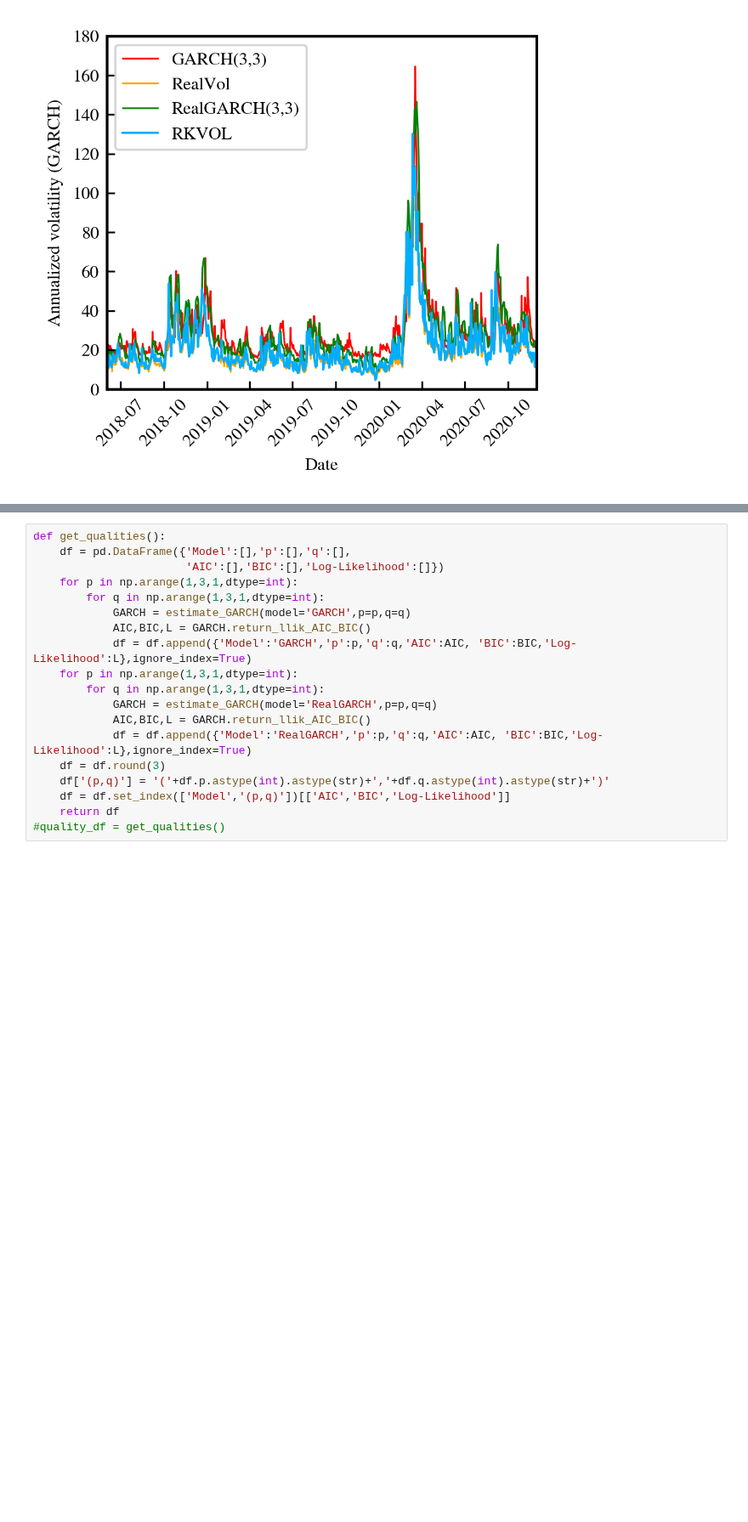
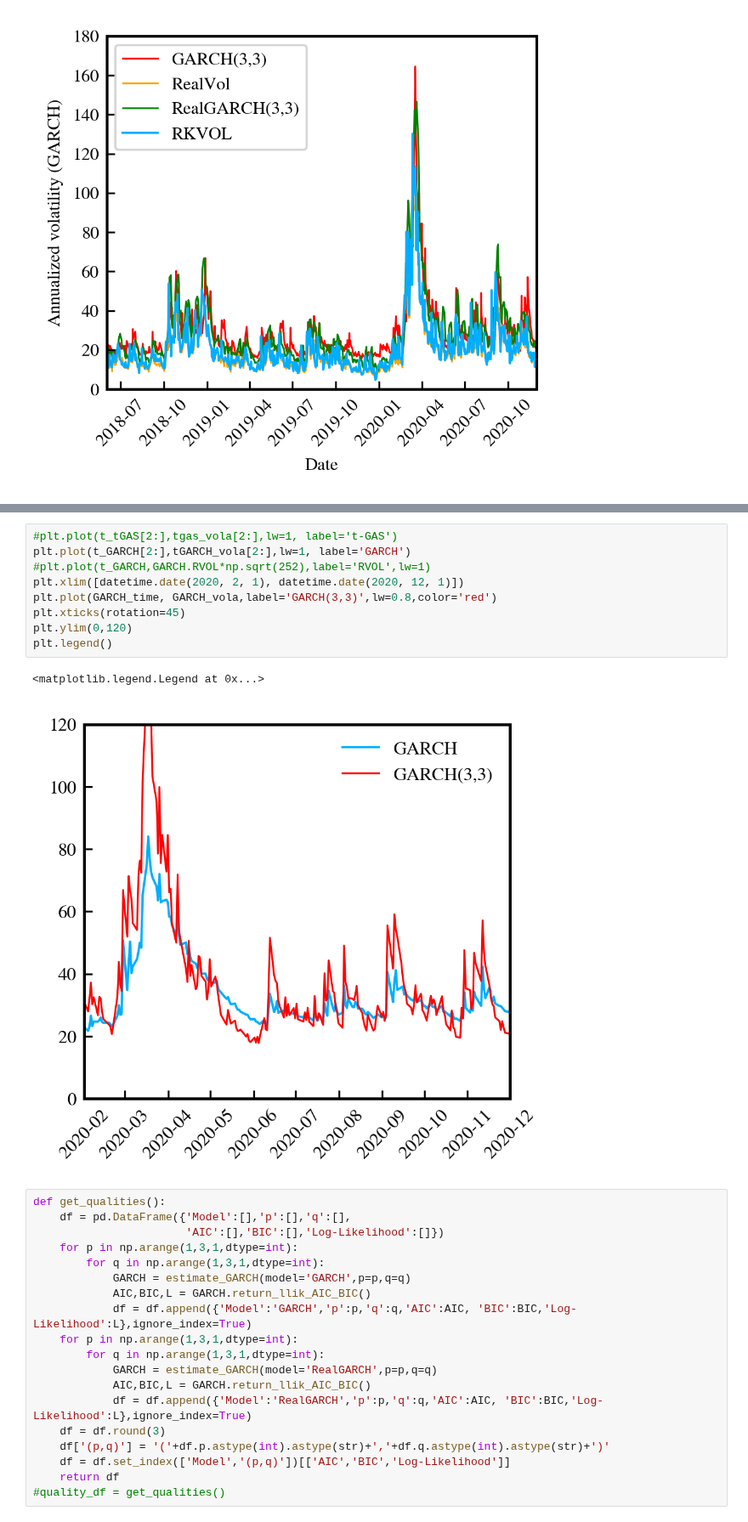
Before and after one commit to LuukOudshoorn25/HighFrequencyTrading, a Jupyter notebook: Code.ipynb, the cells around one changed output, grey strips where cells are left out. Shown at 85% size. Saved outputs shown, nothing was run; the diff lists cells and outputs as text; blank space fills up the shorter version.

```diff
--- a/Code.ipynb
+++ b/Code.ipynb
@@ -687,3 +912,15 @@ plot_GARCHestimates()
+# %%
+#plt.plot(t_tGAS[2:],tgas_vola[2:],lw=1, label='t-GAS')
+plt.plot(t_GARCH[2:],tGARCH_vola[2:],lw=1, label='GARCH')
+#plt.plot(t_GARCH,GARCH.RVOL*np.sqrt(252),label='RVOL',lw=1)
+plt.xlim([datetime.date(2020, 2, 1), datetime.date(2020, 12, 1)])
+plt.plot(GARCH_time, GARCH_vola,label='GARCH(3,3)',lw=0.8,color='red')
+plt.xticks(rotation=45)
+plt.ylim(0,120)
+plt.legend()
+# %% [output]
+<matplotlib.legend.Legend at 0x...>
+[figure, added]
 # %%
 def get_qualities():
     df = pd.DataFrame({'Model':[],'p':[],'q':[],
```
Also changed, not shown: parts of 16 cells of this notebook.
